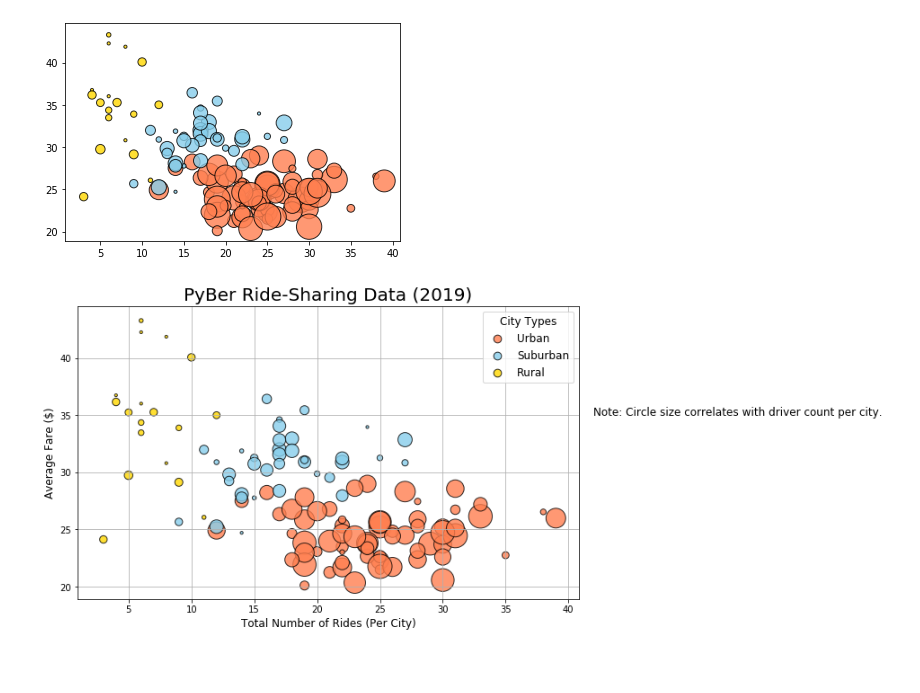
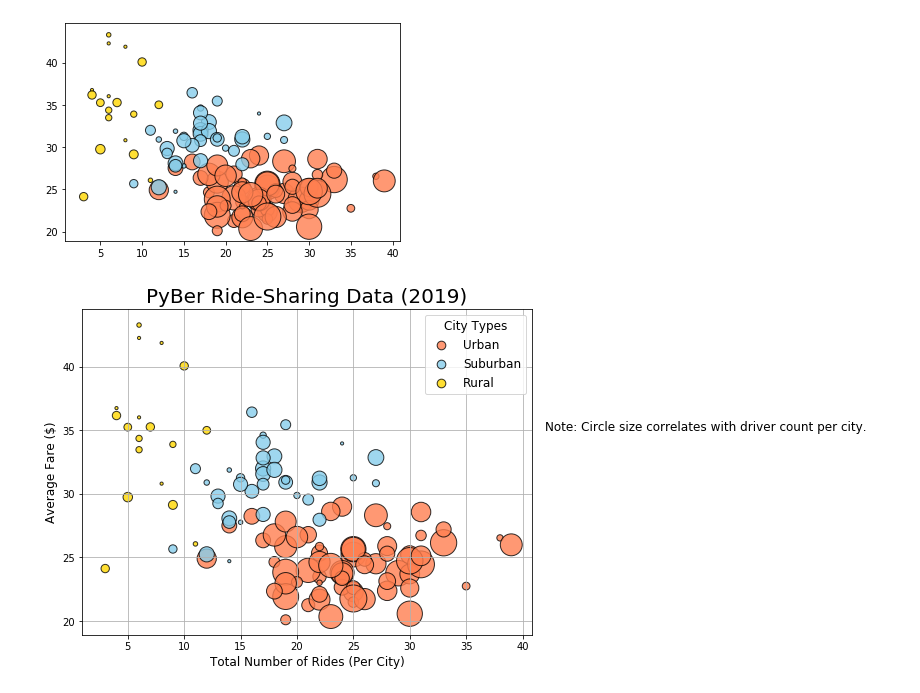
Before and after one commit to mcgibbenyd1/Pyber_Analysis, a Jupyter notebook: Pyber.ipynb, the cells around one changed output. Drawn from its saved outputs; the diff is of its cells as text; code cells hidden in the pictures; blank space fills up the shorter version.

```diff
--- a/Pyber.ipynb
+++ b/Pyber.ipynb
@@ -290,32 +290,32 @@ plt.scatter(suburban_ride_count,
       alpha=0.8, label="Suburban")
 
 plt.scatter(rural_ride_count,
       rural_avg_fare,
       s=10*rural_driver_count, c="gold",
       edgecolor="black", linewidths=1,
       alpha=0.8, label="Rural")
 
 # Incorporate the other graph properties
 plt.title("PyBer Ride-Sharing Data (2019)", fontsize=20)
 plt.ylabel("Average Fare ($)", fontsize=12)
 plt.xlabel("Total Number of Rides (Per City)", fontsize=12)
 plt.grid(True)
 
 # Create a legend
 lgnd = plt.legend(fontsize="12", mode="Expanded",
          scatterpoints=1, loc="best", title="City Types")
 lgnd.legendHandles[0]._sizes = [75]
 lgnd.legendHandles[1]._sizes = [75]
 lgnd.legendHandles[2]._sizes = [75]
 lgnd.get_title().set_fontsize(12)
 
 # Incorporate a text label about circle size.
 plt.text(42, 35, "Note: Circle size correlates with driver count per city.", fontsize="12", wrap=True)
-
+plt.subplots_adjust(right=.75)
 # Save the figure.
 plt.savefig("analysis/Fig1.png")
 
 # Show the plot
 plt.show()
 # %% [output]
-[figure, old version]
+[figure, new version]
```
Also changed, not shown: parts of 31 cells of this notebook, 4 other files.
